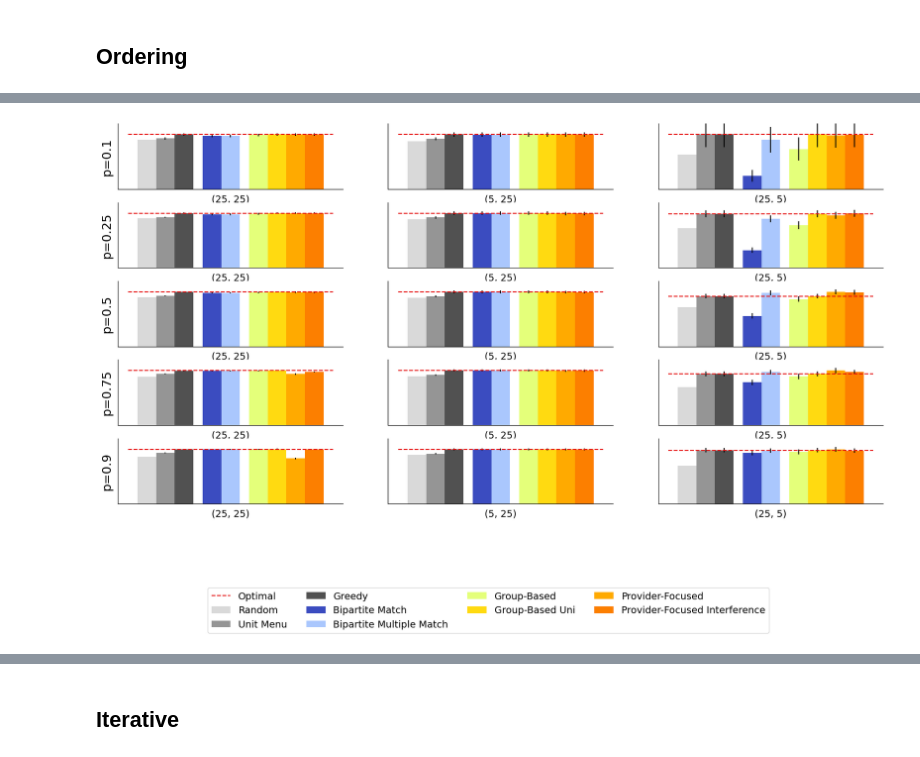
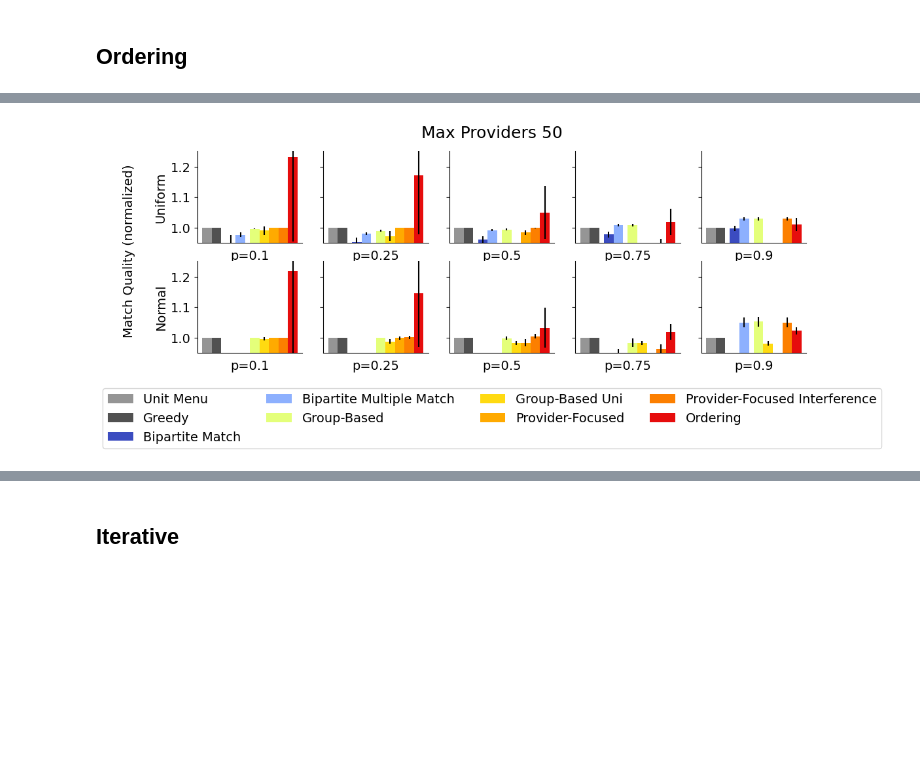
Before and after one commit to naveenr414/patient-provider, a Jupyter notebook: scripts/notebooks/Plotting.ipynb, the cells around one changed output, grey strips where cells are left out. Cells and saved outputs as stored; diff of their text form; code cells hidden in the pictures; blank space fills up the shorter version.

```diff
--- a/scripts/notebooks/Plotting.ipynb
+++ b/scripts/notebooks/Plotting.ipynb
@@ -86,7 +86,7 @@ for i,func in enumerate(utility_functions):
         dataset = "policy_comparison"
 
         results = get_results_matching_parameters(dataset,"",temp_params)
-        results = [i for i in results if i['parameters']['seed'] <= 45]
+        results = [i for i in results if i['parameters']['seed']]
         num_data = 0
         if len(results)>0:
             num_data = len(results)
@@ -152,7 +152,8 @@ for i,func in enumerate(utility_functions):
         dataset = "policy_comparison"
 
         results = get_results_matching_parameters(dataset,"",temp_params)
-        results = [i for i in results if i['parameters']['seed'] <= 45]
+        results = [i for i in results if i['parameters']['seed']
+        ]
         num_data = 0
         if len(results)>0:
             num_data = len(results)
@@ -186,7 +187,7 @@ axs[1,0].set_ylabel("Normal",fontsize=14)
 
 handles, labels = axs[1,1].get_legend_handles_labels()
 fig.legend(handles, labels, loc='upper center',ncol=4,bbox_to_anchor=(0.5,0),fontsize=14)
-fig.suptitle("Max Providers 5",fontsize=18)
+fig.suptitle("Max Providers 50",fontsize=18)
 
 fig.supylabel("Match Quality (normalized)",fontsize=14,x=0.03)
 fig.savefig("../../results/figures/utility_comparison.pdf",dpi=300, bbox_inches='tight')
@@ -639,7 +640,7 @@ for i,func in enumerate(utility_functions):
         temp_params = deepcopy(baseline_params)
 
         results = get_results_matching_parameters(dataset,"",temp_params)
-        results = [i for i in results if i['parameters']['seed'] <= 45]
+        results = [i for i in results if i['parameters']['seed']]
         num_data = 0
         if len(results)>0:
             num_data = len(results)
@@ -680,16 +740,14 @@ fig.savefig("../../results/figures/threshold_choice.pdf",dpi=300, bbox_inches='t
 # %% [markdown]
 ## Ordering
 # %%
-fig, axs = plt.subplots(5,3, figsize=(20, 10))
-method_names = ['random','greedy_basic','greedy','lp','lp_multiple_match','group_based','group_based_unidirectional','provider_focused','provider_focused_less_interference','optimal_order']
-nice_names = ["Random","Unit Menu","Greedy","Bipartite Match","Bipartite Multiple Match",'Group-Based','Group-Based Uni','Provider-Focused','Provider-Focused Interference','Optimal_order']
+fig, axs = plt.subplots(2,5, figsize=(12, 4))
+method_names = ['greedy_basic','greedy','lp','lp_multiple_match','group_based','group_based_unidirectional','provider_focused','provider_focused_less_interference','optimal_order']
+nice_names = ["Unit Menu","Greedy","Bipartite Match","Bipartite Multiple Match",'Group-Based','Group-Based Uni','Provider-Focused','Provider-Focused Interference','Ordering']
 width = 0.1
-plt.figure(figsize=(7,4))
+p_choices = [0.1,0.25,0.5,0.75,0.9]
+utility_functions = ['uniform','normal']
 
-baseline_params = {'utility_function': 'uniform'}
-dataset = "ordering"
-choice_prob = [0.1,0.25,0.5,0.75,0.9]
-patient_providers = [(25,25),(5,25),(25,5)]
+baseline_params = {'num_patients': 25, 'num_providers': 25, 'max_menu_size': 50, 'order': 'custom'}
 
 x_locations = []
 shift = 0
@@ -698,53 +756,52 @@ for i in range(len(method_names)):
         shift += 0.5
     x_locations.append((i+shift)*width)
 
-for i in range(len(choice_prob)):
-    for j in range(len(patient_providers)):
-        baseline_params['true_top_choice_prob'] = choice_prob[i]
-        baseline_params['top_choice_prob'] = choice_prob[i]
-        baseline_params['num_patients'] = patient_providers[j][0]
-        baseline_params['num_providers'] = patient_providers[j][1]
+for i,func in enumerate(utility_functions):
+    for j,p in enumerate(p_choices):
+        max_val = 0
+        min_val = 1
+        baseline_params['top_choice_prob'] = p
+        baseline_params['utility_function'] = func
+        temp_params = deepcopy(baseline_params)
+        dataset = "ordering"
 
-        axs[i][j].set_xticks([])
-        axs[i][j].set_yticks([])
-        axs[i][j].set_xlabel(patient_providers[j],fontsize=14)
-        if j == 0:
-            axs[i][j].set_ylabel("p="+str(choice_prob[i]))
-
-        max_val = 0
-        results = get_results_matching_parameters(dataset,"",baseline_params)
-
+        results = get_results_matching_parameters(dataset,"",temp_params)
+        results = [i for i in results if i['parameters']['seed']]
         num_data = 0
         if len(results)>0:
-            num_data = len(results)*len(results[0]['random_utilities'])
-        if num_data == 0:
-            continue
-
-        results = aggregate_normalize_data(results,baseline='random')
-
-        print(i,j,num_data)
+            num_data = len(results)
+            results = aggregate_normalize_data(results,baseline="greedy_basic")
 
         for k,m in enumerate(method_names):
             score_by_n = []
             std_by_n = []
-
-            if '{}_utilities'.format(m) not in results:
-                results['{}_utilities'.format(m)] = [0,0]
-            score_by_n.append(results['{}_utilities'.format(m)][0])
-            std_by_n.append(results['{}_utilities'.format(m)][1]/num_data**.5)
+            if num_data>0:
+                score_by_n.append(results['{}_utilities'.format(m)][0])
+                std_by_n.append(results['{}_utilities'.format(m)][1]/(num_data**.5))
 
 
-            if m == 'optimal_order':
-                axs[i][j].hlines(score_by_n[0],-0.1,x_locations[-1],colors='green',linestyles='dashed',label='Optimal',color=colors_by_method['optimal'])
-            else:
                 axs[i][j].bar(x_locations[k],score_by_n,width=width,label=nice_names[k],color=colors_by_method[m],yerr=std_by_n)
                 max_val = max(max_val,results['{}_utilities'.format(m)][0])
 
-            axs[i][j].tick_params(axis='both', which='major', labelsize=14)
-            axs[i][j].set_ylim([0,max_val*1.2])
+        axs[i,j].set_xticks([])
+        axs[i,j].set_yticks([1,1.1,1.2])
 
-handles, labels = axs[0][0].get_legend_handles_labels()
+        if j == 0:
+            axs[i,j].tick_params(axis='both', which='major', labelsize=14)
+        else:
+            axs[i, j].set_xticklabels([])
+            axs[i, j].set_yticklabels([])
 
-fig.legend(handles, labels, loc='upper center',ncol=4,bbox_to_anchor=(0.5,-0.05),fontsize=14)
-fig.savefig("../../results/figures/ordering.pdf",dpi=300, bbox_inches='tight')
+        axs[i,j].set_ylim([0.95,1.25])
+        axs[i,j].set_xlabel("p={}".format(p),fontsize=14)
+
+axs[0,0].set_ylabel("Uniform",fontsize=14)
+axs[1,0].set_ylabel("Normal",fontsize=14)
+
+handles, labels = axs[1,1].get_legend_handles_labels()
+fig.legend(handles, labels, loc='upper center',ncol=4,bbox_to_anchor=(0.5,0),fontsize=14)
+fig.suptitle("Max Providers 50",fontsize=18)
+
+fig.supylabel("Match Quality (normalized)",fontsize=14,x=0.03)
+fig.savefig("../../results/figures/ordering_comparison.pdf",dpi=300, bbox_inches='tight')
 # %% [output]
@@ -766 +808 @@ fig.savefig("../../results/figures/ordering.pdf",dpi=300, bbox_inches='tight')
-[figure, old version]
+[figure, new version]
```
Also changed, not shown: parts of 10 cells of this notebook, 6 other files.
